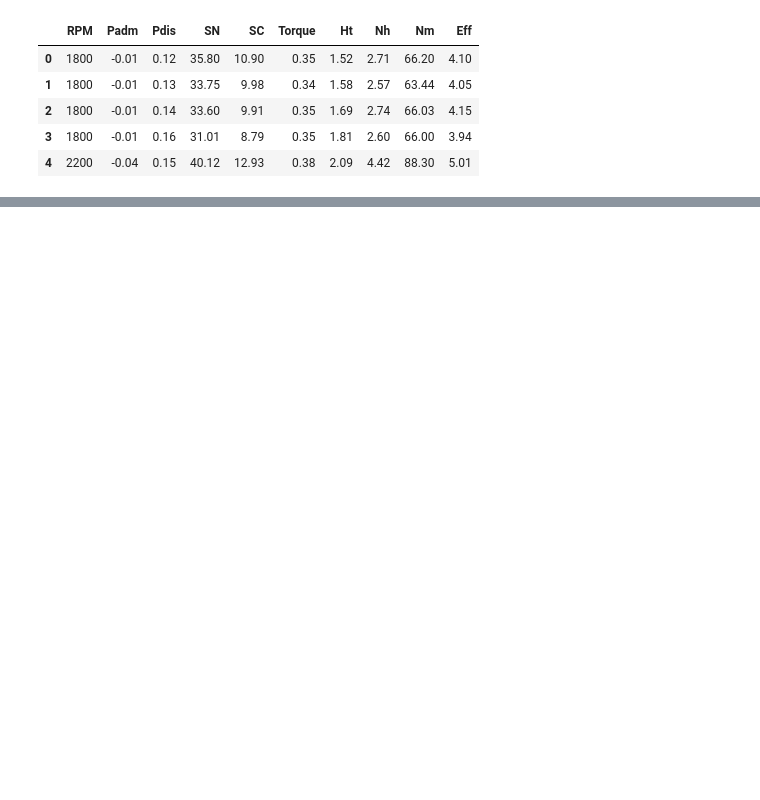
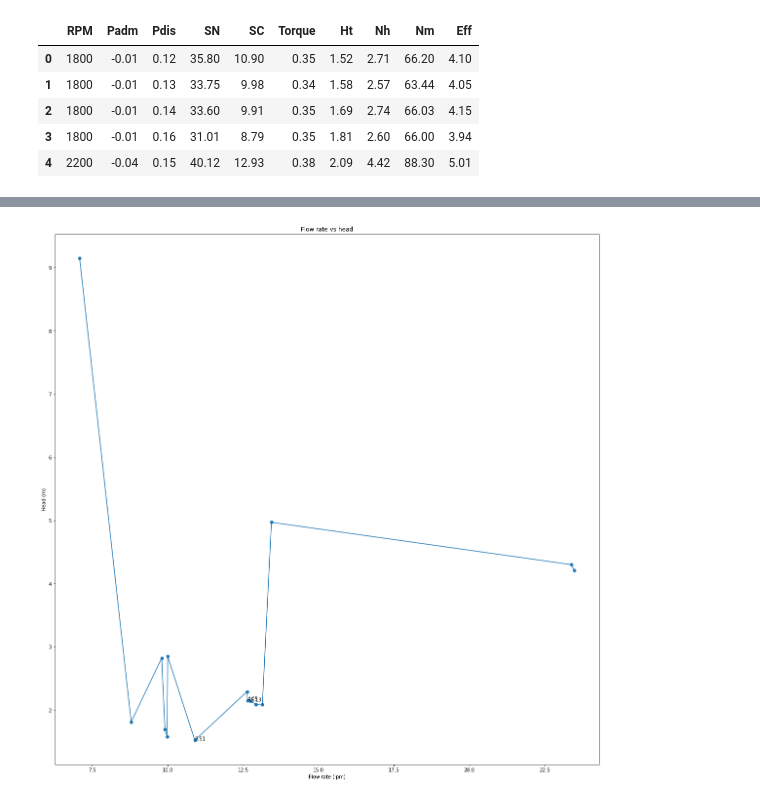
Before and after one commit to relaxxpls/CL333-ChE-Lab-2, a Jupyter notebook: FM305/solve.ipynb, the cells around one changed output, grey strips where cells are left out. Cells and saved outputs as stored; diff of their text form; code cells hidden in the pictures; blank space fills up the shorter version.

```diff
--- a/FM305/solve.ipynb
+++ b/FM305/solve.ipynb
@@ -45,0 +83,13 @@ for idx, rpm in enumerate(rpm_list):
+# %%
+df = df.sort_values(by='SC', ascending=False)
+
+fig, ax = plt.subplots(figsize=(20, 20))
+
+ax.plot(df['SC'], df['Ht'], 'o-', )
+ax.set_title('Flow rate vs head')
+ax.set_xlabel('Flow rate (lpm)')
+ax.set_ylabel('Head (m)')
+for i, txt in enumerate(df['Eff']):
+    ax.annotate(txt, (df['SC'][i], df['Ht'][i]))
+# %% [output]
+[figure, added]
```
Also changed, not shown: parts of 2 cells of this notebook, 4 other files.
